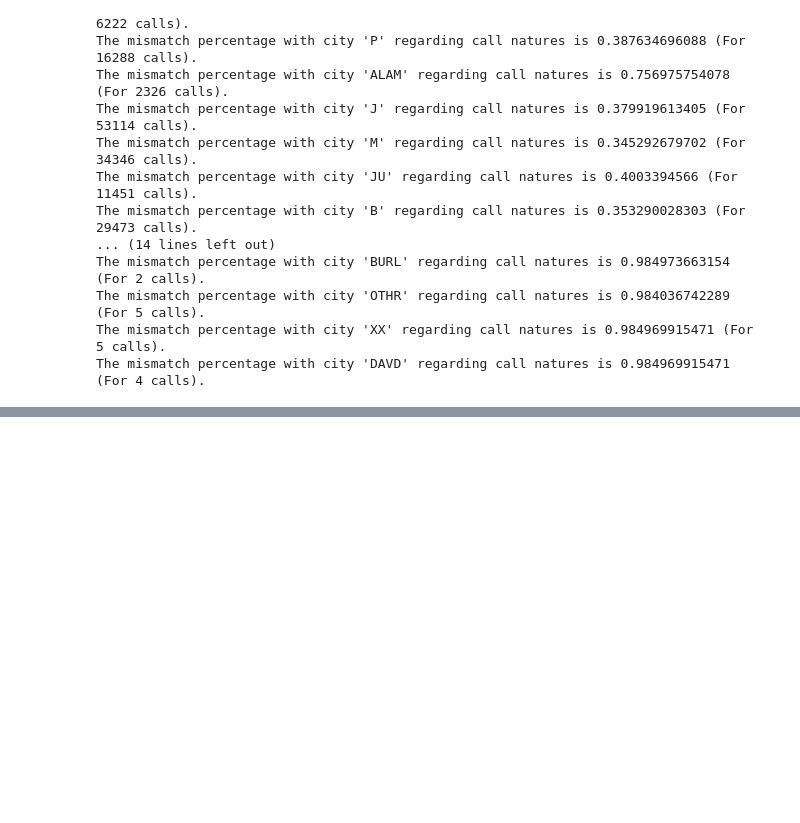
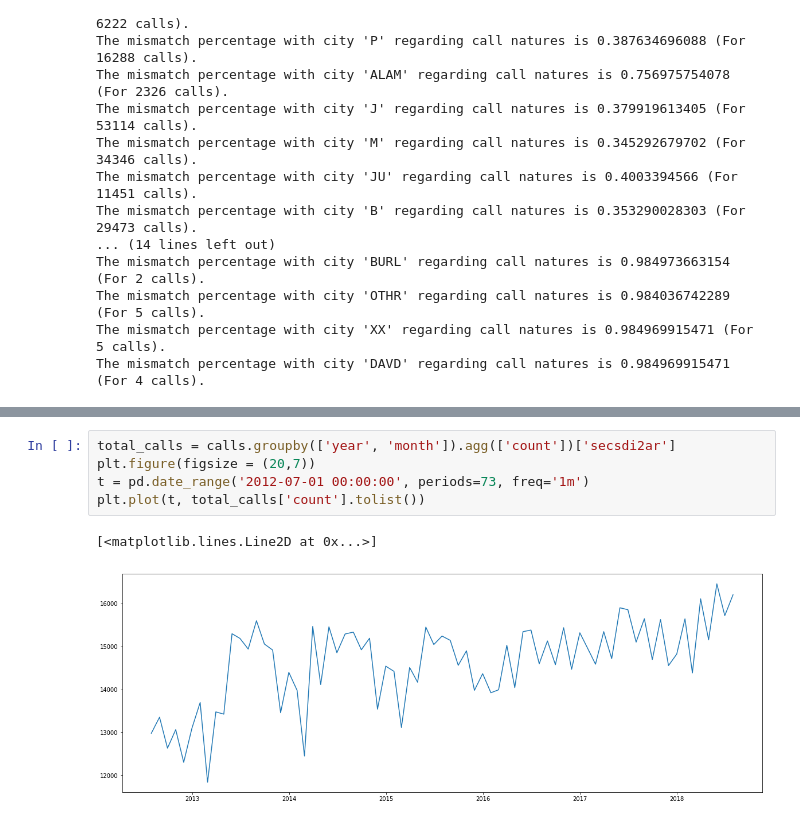
Before and after one commit to UNCG-CSE/Guilford_EMS, a Jupyter notebook: src/saed_call_volumes.ipynb, the cells around one changed output, grey strips where cells are left out. Cells and saved outputs as stored; diff of their text form; blank space fills up the shorter version.

```diff
--- a/src/saed_call_volumes.ipynb
+++ b/src/saed_call_volumes.ipynb
@@ -273,0 +230,8 @@ Length: 119, dtype: int64
+# %%
+total_calls = calls.groupby(['year', 'month']).agg(['count'])['secsdi2ar']
+plt.figure(figsize = (20,7))
+t = pd.date_range('2012-07-01 00:00:00', periods=73, freq='1m')
+plt.plot(t, total_calls['count'].tolist())
+# %% [output]
+[<matplotlib.lines.Line2D at 0x...>]
+[figure, added]
```
Also changed, not shown: parts of 16 cells of this notebook.
